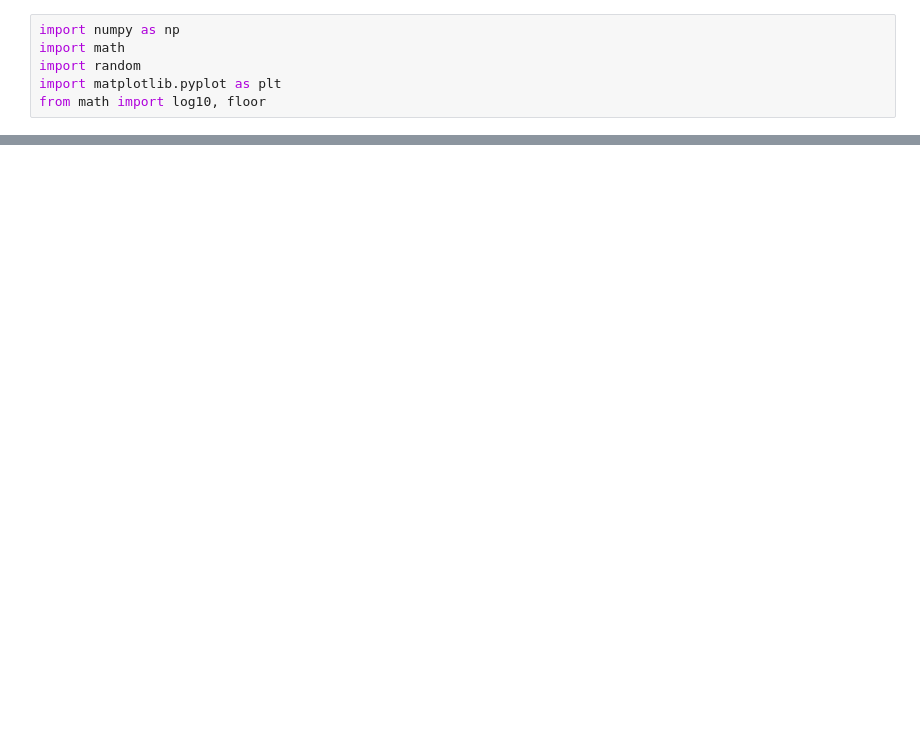
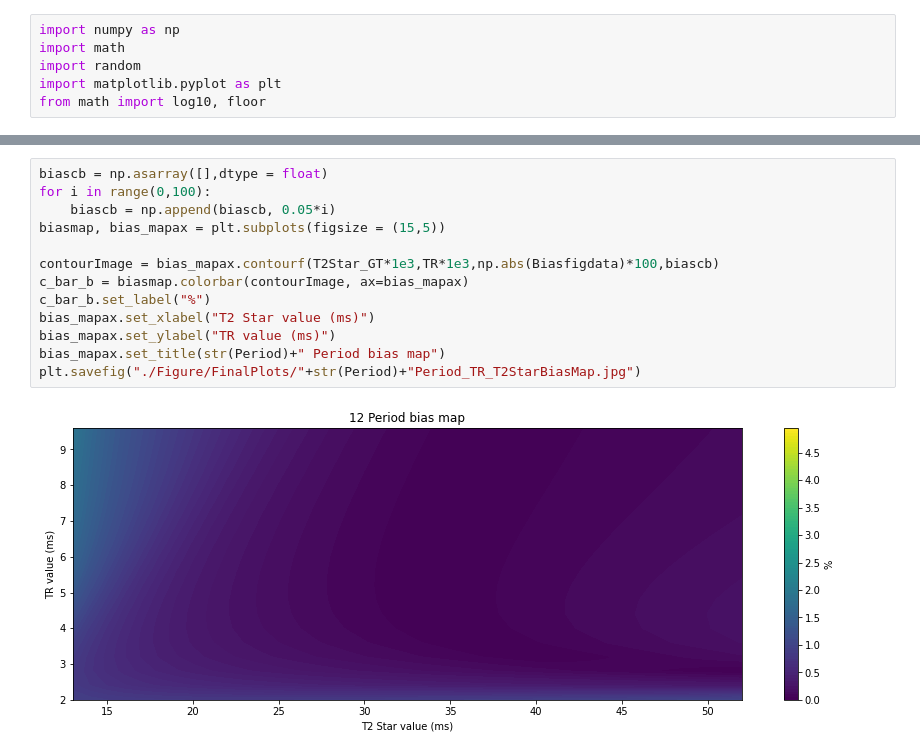
Before and after one commit to Yifei-Jin/Final_Year_Project, a Jupyter notebook: Code/Quadratic_Spoiling/Display_T2StarFitPlot.ipynb, the cells around one changed output, grey strips where cells are left out. Drawn from its saved outputs; the diff is of its cells as text; blank space fills up the shorter version.

```diff
--- a/Code/Quadratic_Spoiling/Display_T2StarFitPlot.ipynb
+++ b/Code/Quadratic_Spoiling/Display_T2StarFitPlot.ipynb
@@ -56,0 +92,15 @@ plt.show()
+# %%
+biascb = np.asarray([],dtype = float)
+for i in range(0,100):
+    biascb = np.append(biascb, 0.05*i)
+biasmap, bias_mapax = plt.subplots(figsize = (15,5))
+
+contourImage = bias_mapax.contourf(T2Star_GT*1e3,TR*1e3,np.abs(Biasfigdata)*100,biascb)
+c_bar_b = biasmap.colorbar(contourImage, ax=bias_mapax)
+c_bar_b.set_label("%")
+bias_mapax.set_xlabel("T2 Star value (ms)")
+bias_mapax.set_ylabel("TR value (ms)")
+bias_mapax.set_title(str(Period)+" Period bias map")
+plt.savefig("./Figure/FinalPlots/"+str(Period)+"Period_TR_T2StarBiasMap.jpg")
+# %% [output]
+[figure, added]
```
Also changed, not shown: parts of 5 cells of this notebook, 30 other files.
